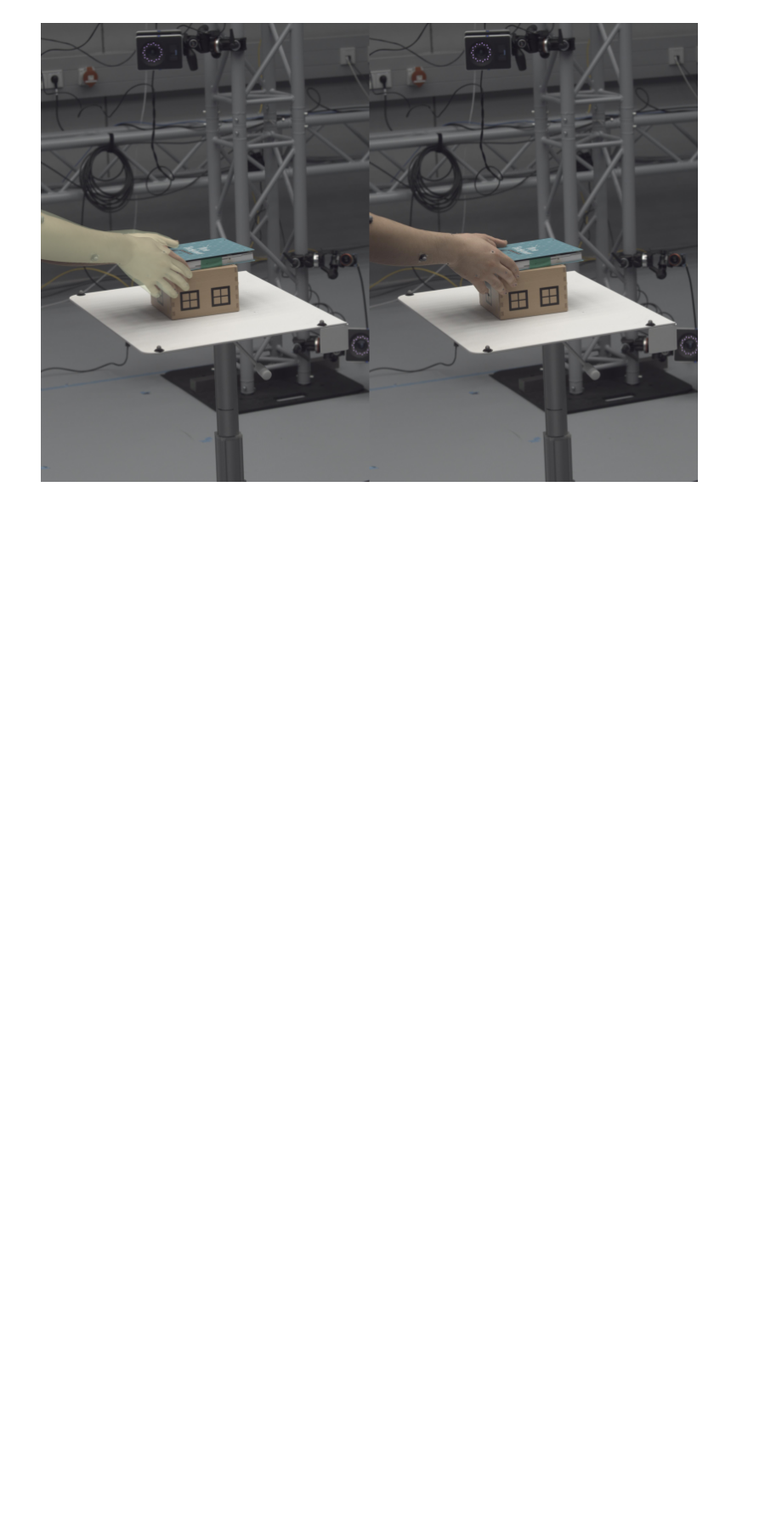
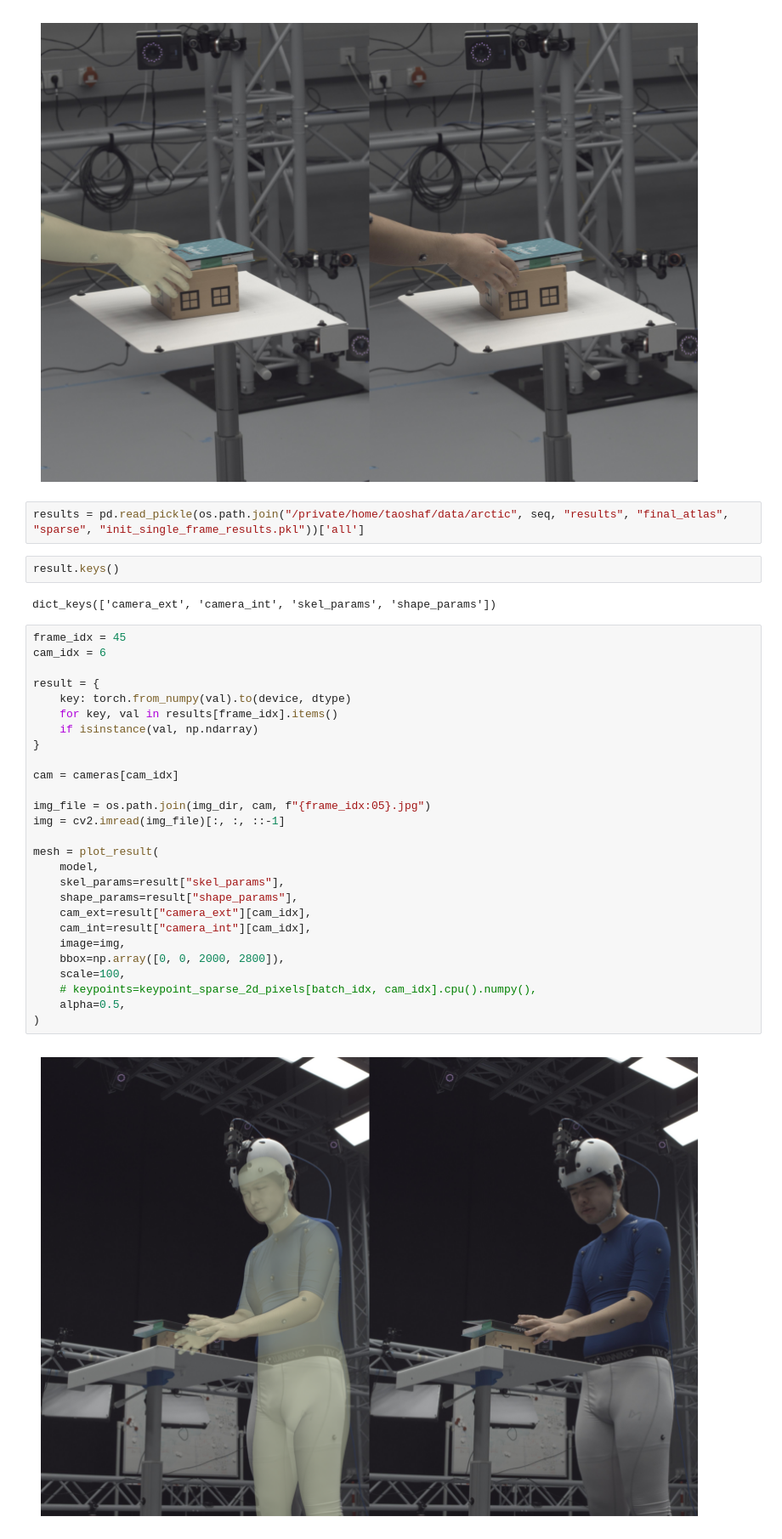
Before and after one commit to fantaosha/arctic, a Jupyter notebook: scripts/init_single_frame_fitting.ipynb, the cells around one changed output. Shown at 85% size. Cells and saved outputs as stored; diff of their text form; blank space fills up the shorter version.

Commit message:
updated scripts for fitting and dense keypoints

```diff
--- a/scripts/init_single_frame_fitting.ipynb
+++ b/scripts/init_single_frame_fitting.ipynb
@@ -569,3 +571,38 @@ mesh = plot_result(
 )
 # %% [output]
 [figure]
+# %%
+results = pd.read_pickle(os.path.join("/private/home/taoshaf/data/arctic", seq, "results", "final_atlas", "sparse", "init_single_frame_results.pkl"))['all']
+# %%
+result.keys()
+# %% [output]
+dict_keys(['camera_ext', 'camera_int', 'skel_params', 'shape_params'])
+# %%
+frame_idx = 45
+cam_idx = 6
+
+result = {
+    key: torch.from_numpy(val).to(device, dtype)
+    for key, val in results[frame_idx].items()
+    if isinstance(val, np.ndarray)
+}
+
+cam = cameras[cam_idx]
+
+img_file = os.path.join(img_dir, cam, f"{frame_idx:05}.jpg")
+img = cv2.imread(img_file)[:, :, ::-1]
+
+mesh = plot_result(
+    model,
+    skel_params=result["skel_params"],
+    shape_params=result["shape_params"],
+    cam_ext=result["camera_ext"][cam_idx],
+    cam_int=result["camera_int"][cam_idx],
+    image=img,
+    bbox=np.array([0, 0, 2000, 2800]),
+    scale=100,
+    # keypoints=keypoint_sparse_2d_pixels[batch_idx, cam_idx].cpu().numpy(),
+    alpha=0.5,
+)
+# %% [output]
+[figure, added]
```
Also changed, not shown: parts of 5 cells of this notebook, 5 other files.
